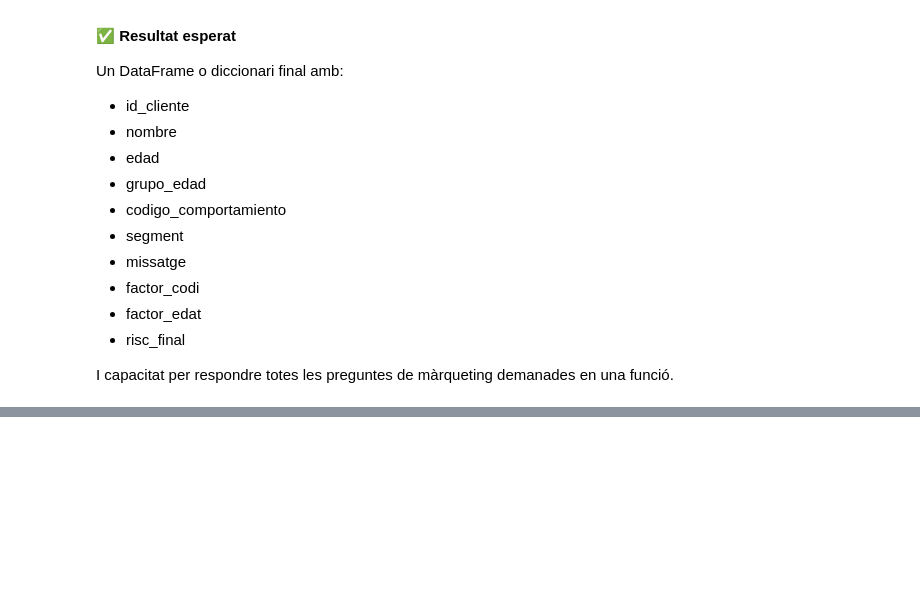
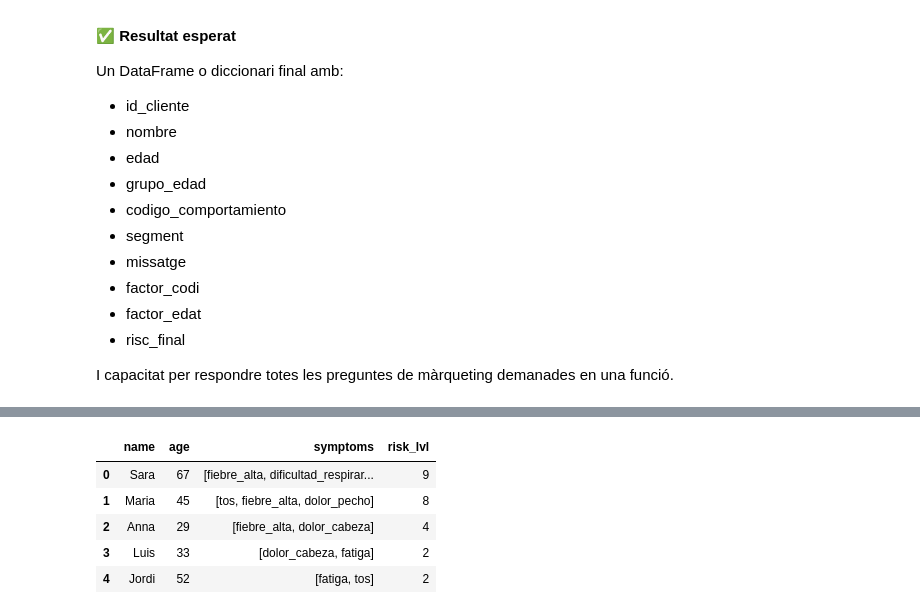
Before and after one commit to Horizon-A028/ITA, a Jupyter notebook: S7/S7.ipynb, the cells around one changed output, grey strips where cells are left out. Saved outputs shown, nothing was run; the diff lists cells and outputs as text; code cells hidden in the pictures; blank space fills up the shorter version.

```diff
--- a/S7/S7.ipynb
+++ b/S7/S7.ipynb
@@ -631,0 +736,8 @@ df
+# %%
+pacients = [
+  "Maria|45|tos, Fiebre Alta, dolor_pecho",
+  "Luis|33|dolor_cabeza,faTiga",
+  "Sara|67|fiebre alta, dificultad RESPIRAR, tos",
+  "Jordi|52|fatiga , tos",
+  "Anna|29|fiebre alta,dolor_cabeza"
+]
@@ -631,0 +795,58 @@ df
+# %%
+def process_name(s: str) -> str:
+  return s.strip()
+
+def process_age(s: str, name: str) -> int | str:
+  age = s.strip()
+  try: age = int(age)
+  except (TypeError, ValueError):
+    print(f"Failed to parse {name}'s age.")
+  return age
+
+def process_symptoms(s: str) -> list[str]:
+  symptoms = s.split(',')
+  result   = []
+  for symptom in symptoms:
+    result.append(
+      re.sub(
+        r"[^a-z]+",
+        "_",
+        symptom
+          .strip()
+          .lower()
+      )
+    )
+  return result
+
+def calculate_risk(symptoms: list[str]):
+  risk_lvl = 0
+  for symptom in symptoms:
+    risk_lvl += nivells_risc[symptom]
+  return risk_lvl
+
+def process_patient(s: str):
+  name, age, symptoms = s.split('|')
+  name     = process_name(name)
+  symptoms = process_symptoms(symptoms)
+  return {
+    "name"    : name,
+    "age"     : process_age(age, name),
+    "symptoms": symptoms,
+    "risk_lvl": calculate_risk(symptoms)
+  }
+
+def generate_dataframe():
+  vec = []
+  for patient in pacients:
+    vec.append(process_patient(patient))
+  vec.sort(key=lambda p: -p["risk_lvl"])
+  return pd.DataFrame(vec)
+
+generate_dataframe()
+# %% [output]
+|  | name | age | symptoms | risk_lvl |
+| 0 | Sara | 67 | [fiebre_alta, dificultad_respirar... | 9 |
+| 1 | Maria | 45 | [tos, fiebre_alta, dolor_pecho] | 8 |
+| 2 | Anna | 29 | [fiebre_alta, dolor_cabeza] | 4 |
+| 3 | Luis | 33 | [dolor_cabeza, fatiga] | 2 |
+| 4 | Jordi | 52 | [fatiga, tos] | 2 |
```
Also changed, not shown: parts of 108 cells of this notebook, 2 other files.
